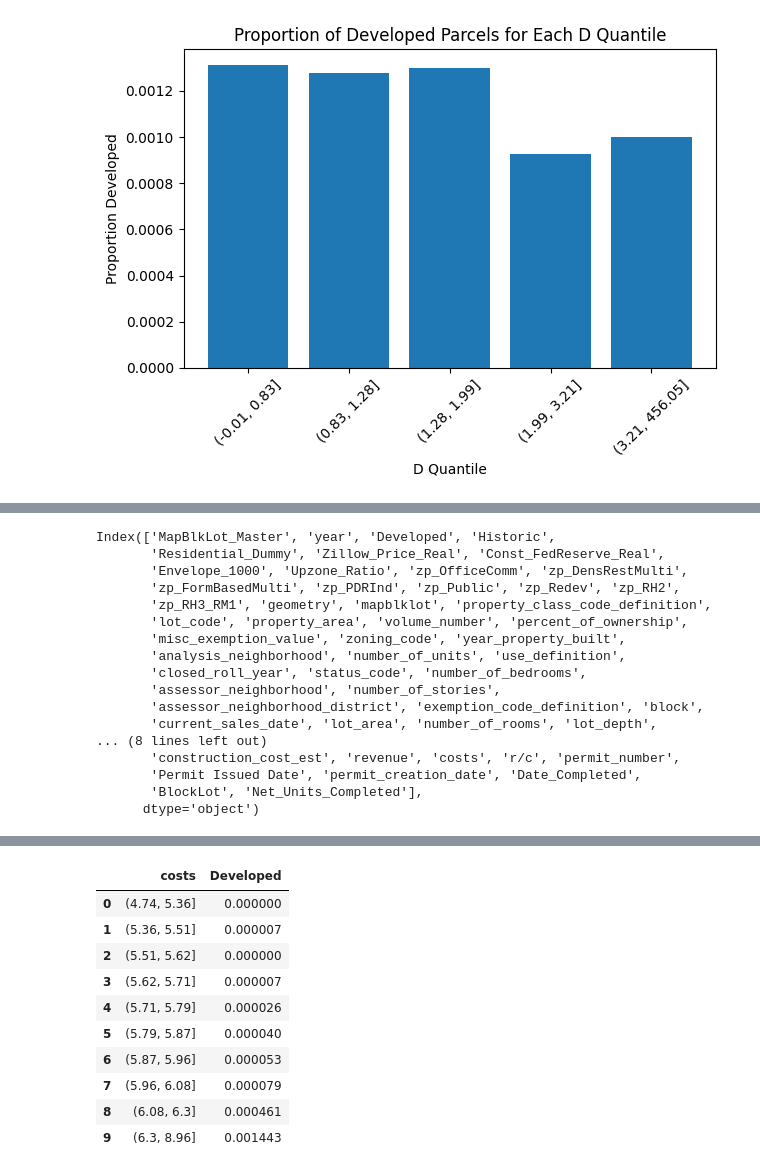
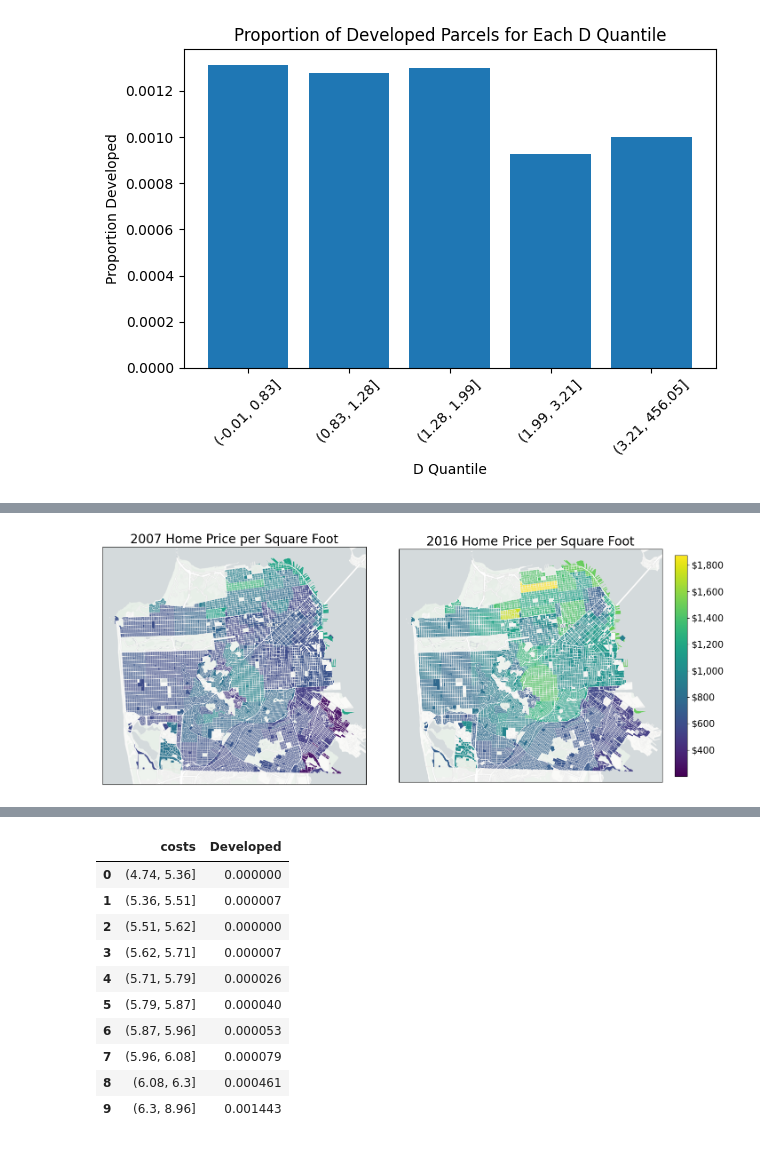
Before and after one commit to sdamerdji/dissertation, a Jupyter notebook: iv/fires iv.ipynb, the cells around one changed output, grey strips where cells are left out. Saved outputs shown, nothing was run; the diff lists cells and outputs as text; code cells hidden in the pictures.

```diff
--- a/iv/fires iv.ipynb
+++ b/iv/fires iv.ipynb
@@ -131,23 +131,33 @@ result[['construction_cost_est']].describe().round(2)
-# %%
-result.columns
-# %% [output]
-Index(['MapBlkLot_Master', 'year', 'Developed', 'Historic',
-       'Residential_Dummy', 'Zillow_Price_Real', 'Const_FedReserve_Real',
-       'Envelope_1000', 'Upzone_Ratio', 'zp_OfficeComm', 'zp_DensRestMulti',
-       'zp_FormBasedMulti', 'zp_PDRInd', 'zp_Public', 'zp_Redev', 'zp_RH2',
-       'zp_RH3_RM1', 'geometry', 'mapblklot', 'property_class_code_definition',
-       'lot_code', 'property_area', 'volume_number', 'percent_of_ownership',
-       'misc_exemption_value', 'zoning_code', 'year_property_built',
-       'analysis_neighborhood', 'number_of_units', 'use_definition',
-       'closed_roll_year', 'status_code', 'number_of_bedrooms',
-       'assessor_neighborhood', 'number_of_stories',
-       'assessor_neighborhood_district', 'exemption_code_definition', 'block',
-       'current_sales_date', 'lot_area', 'number_of_rooms', 'lot_depth',
-... (8 lines left out)
-       'construction_cost_est', 'revenue', 'costs', 'r/c', 'permit_number',
-       'Permit Issued Date', 'permit_creation_date', 'Date_Completed',
-       'BlockLot', 'Net_Units_Completed'],
-      dtype='object')
+# %%
+from matplotlib.ticker import FuncFormatter
+
+fig, axes = plt.subplots(1, 2, figsize=(14, 7), sharey=True, gridspec_kw={'wspace': 0.125})
+fig.subplots_adjust(left=0.0)
+vmin, vmax = panel['sqft_price'].min(), panel['sqft_price'].max()
+
+ax1 = panel.query('closed_roll_year == 2016').plot(column='sqft_price', legend=False, ax=axes[1], vmin=vmin, vmax=vmax)
+ctx.add_basemap(crs=3310, attribution=False, source=ctx.providers.CartoDB.Positron, ax=axes[1])
+ax1.set_xticks([])
+ax1.set_yticks([])
+ax1.set_title("2016 Home Price per Square Foot", fontsize=20)
+
+ax2 = panel.query('closed_roll_year == 2007').plot(column='sqft_price', legend=False, ax=axes[0], vmin=vmin, vmax=vmax)
+ctx.add_basemap(crs=3310, attribution=False, source=ctx.providers.CartoDB.Positron, ax=axes[0])
+ax2.set_xticks([])
+ax2.set_yticks([])
+ax2.set_title("2007 Home Price per Square Foot", fontsize=20)
+
+cax = fig.add_axes([0.92, 0.14, 0.02, 0.71])
+sm = plt.cm.ScalarMappable(cmap='viridis', norm=plt.Normalize(vmin=vmin, vmax=vmax))
+sm._A = []
+cbar = fig.colorbar(sm, cax=cax)
+formatter = FuncFormatter(lambda x, pos: f"${x:,.0f}")
+cbar.ax.yaxis.set_major_formatter(formatter)
+cbar.ax.tick_params(labelsize=15)
+
+plt.savefig('combined_sqft_price.png')
+# %% [output]
+[figure, added]
 # %%
 result[['imputed_fair_market_acquisition']].describe().round(2)
 # %% [output]
```
Also changed, not shown: parts of 17 cells of this notebook.
